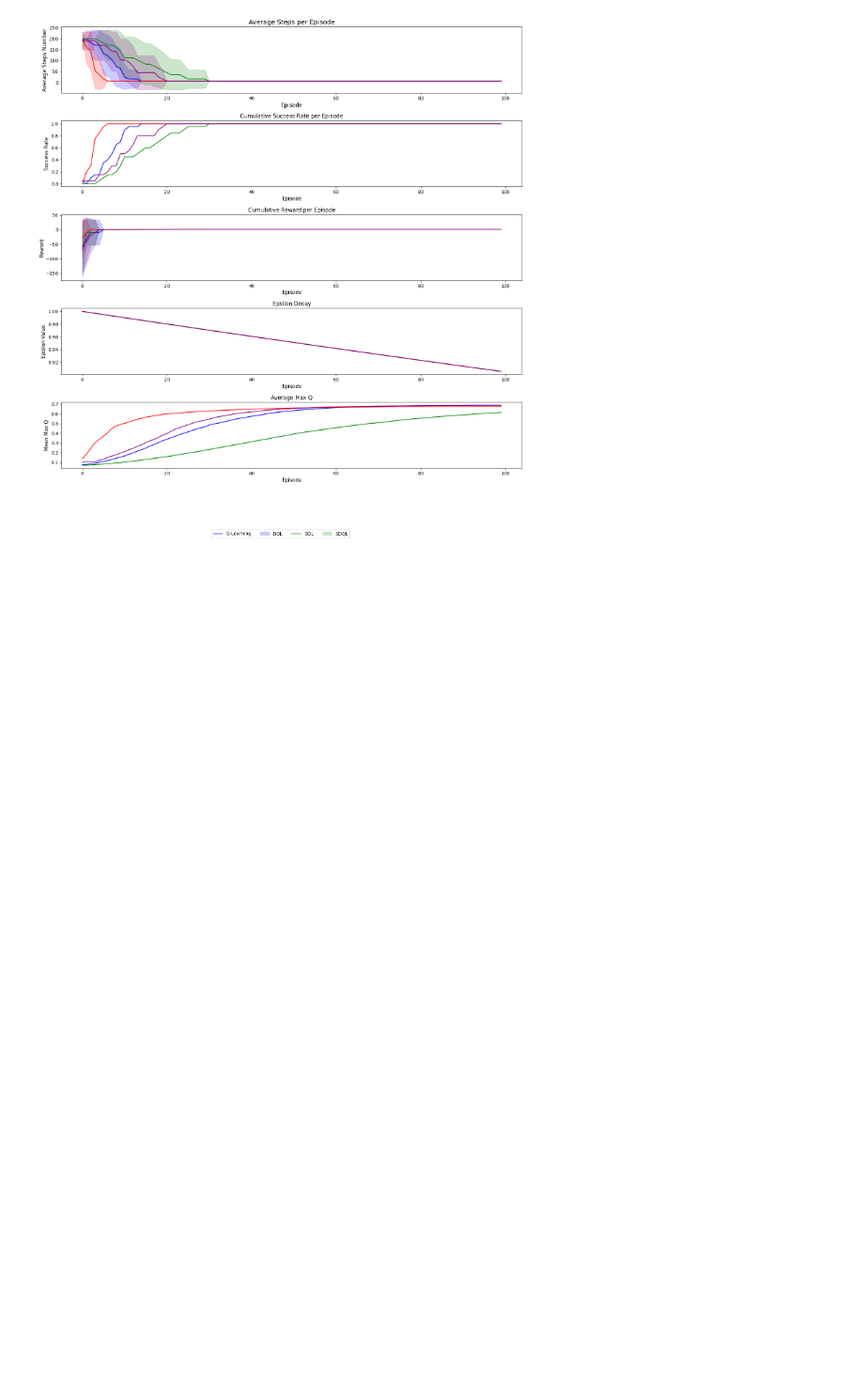
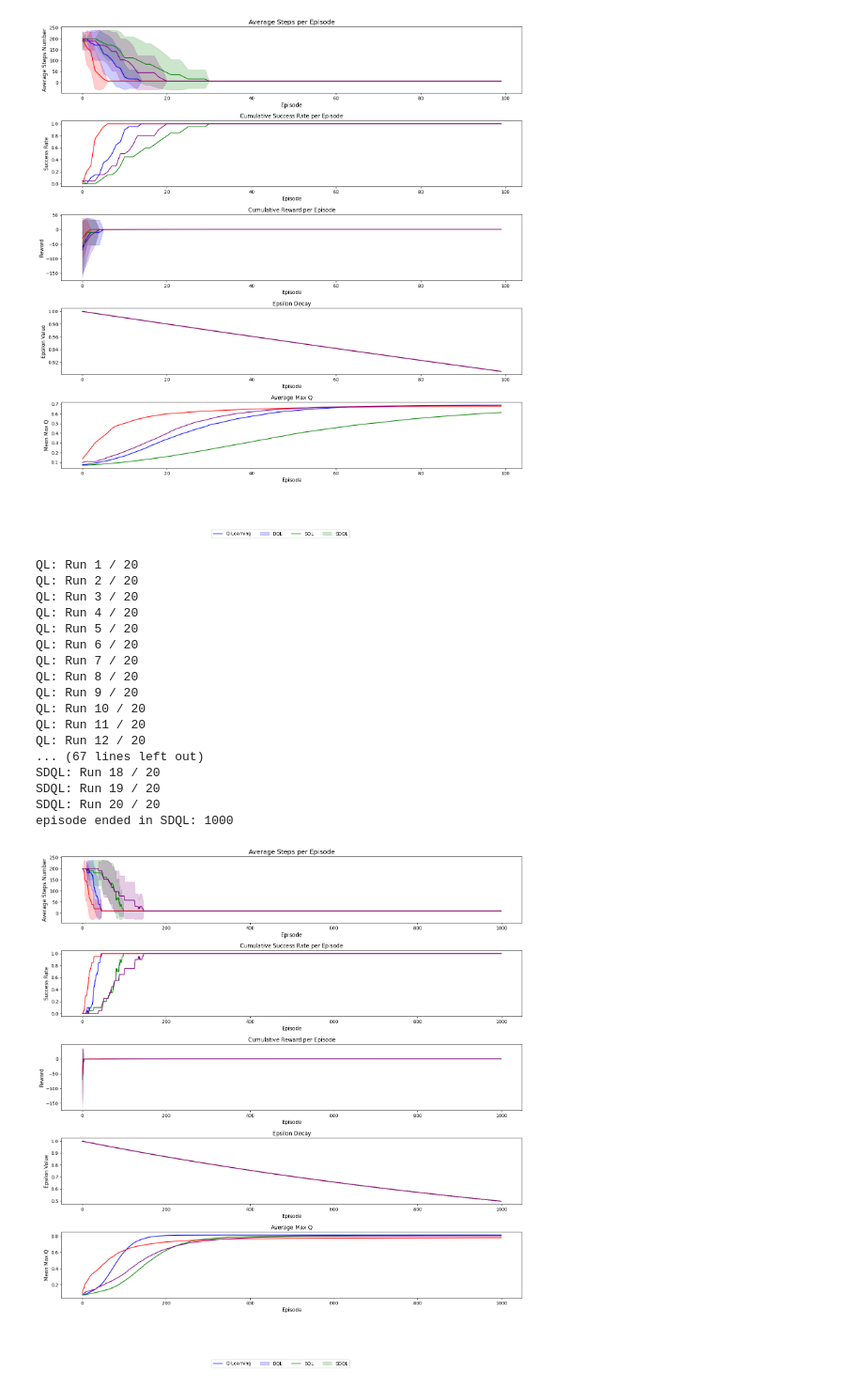
Before and after one commit to mahtabbm/QL_variants, a Jupyter notebook: plots_sg.ipynb, the cells around one changed output. Shown: that part at 94% size. Drawn from its saved outputs; the diff is of its cells as text; code cells hidden in the pictures; blank space fills up the shorter version.

Commit message:
SG8x8 plots experiments added

```diff
--- a/plots_sg.ipynb
+++ b/plots_sg.ipynb
@@ -643,0 +669,48 @@ episode ended in SDQL: 100
+# %%
+episodes = 1000
+q_learning_results = train_q_learning(env, q_list, episodes=episodes, num_runs=num_runs, options=options, epsilon_decay=0.9993)
+env.reset(options=options)
+double_q_learning_results = train_double_q_learning(env, q_list, episodes=episodes, num_runs=num_runs, epsilon_decay=0.9993, options=options)
+
+env.reset(options=options)
+asynchronous_speedy_q_learning_results = asynchronous_speedy_q_learning(env, q_list, mask_hole_indeces, num_runs=num_runs, episodes=episodes, options=options, epsilon_decay=0.9993)
+env.reset(options=options)
+ultimate_sdql_results = ultimate_sdql_training(env, q_list, mask_hole_indeces, num_runs=num_runs, episodes=episodes, options=options, epsilon_decay=0.9993)
+
+# Store the results in a list
+algorithms_results = [
+    q_learning_results,
+    double_q_learning_results,
+    asynchronous_speedy_q_learning_results,
+    ultimate_sdql_results
+]
+
+# Corresponding algorithm names
+algorithms_names = [
+    "Q-Learning",
+    "DQL",
+    "SQL",
+    "SDQL"
+]
+
+# Plot comparison of all algorithms
+compare_algorithms(algorithms_results, algorithms_names)
+# %% [output]
+QL: Run 1 / 20
+QL: Run 2 / 20
+QL: Run 3 / 20
+QL: Run 4 / 20
+QL: Run 5 / 20
+QL: Run 6 / 20
+QL: Run 7 / 20
+QL: Run 8 / 20
+QL: Run 9 / 20
+QL: Run 10 / 20
+QL: Run 11 / 20
+QL: Run 12 / 20
+... (67 lines left out)
+SDQL: Run 18 / 20
+SDQL: Run 19 / 20
+SDQL: Run 20 / 20
+episode ended in SDQL: 1000
+[figure, added]
```
Also changed, not shown: parts of 2 cells of this notebook.
